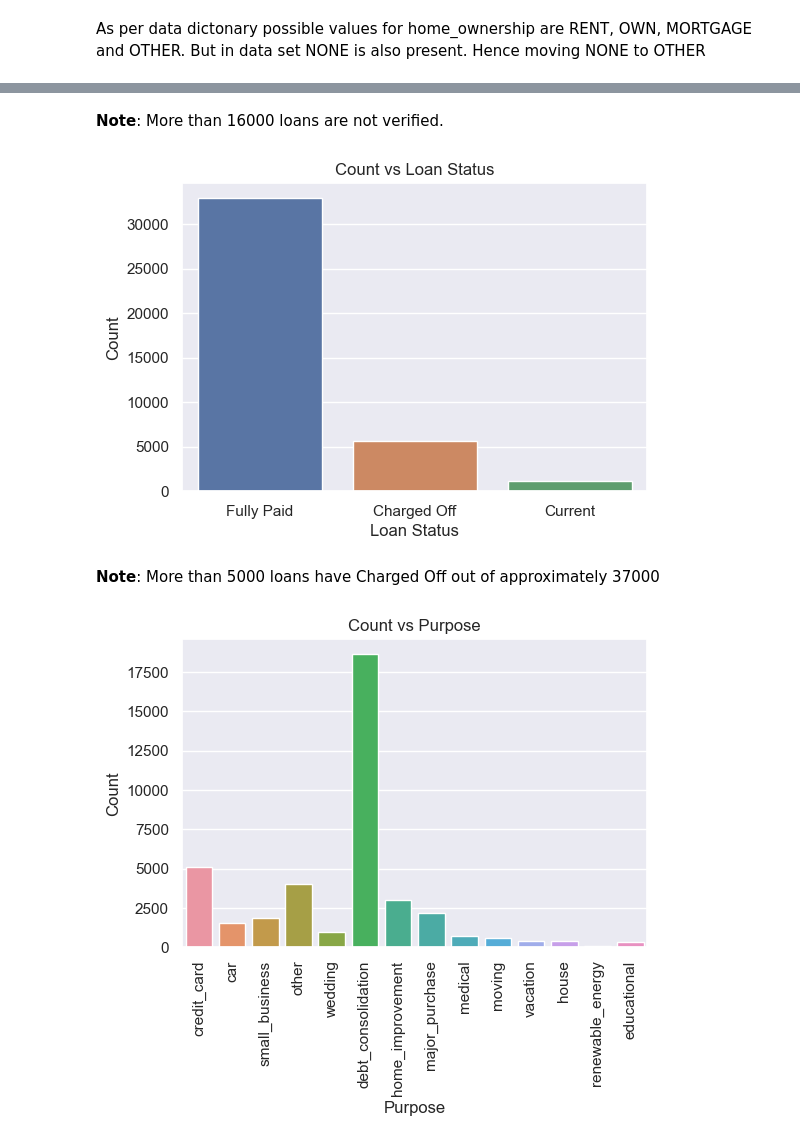
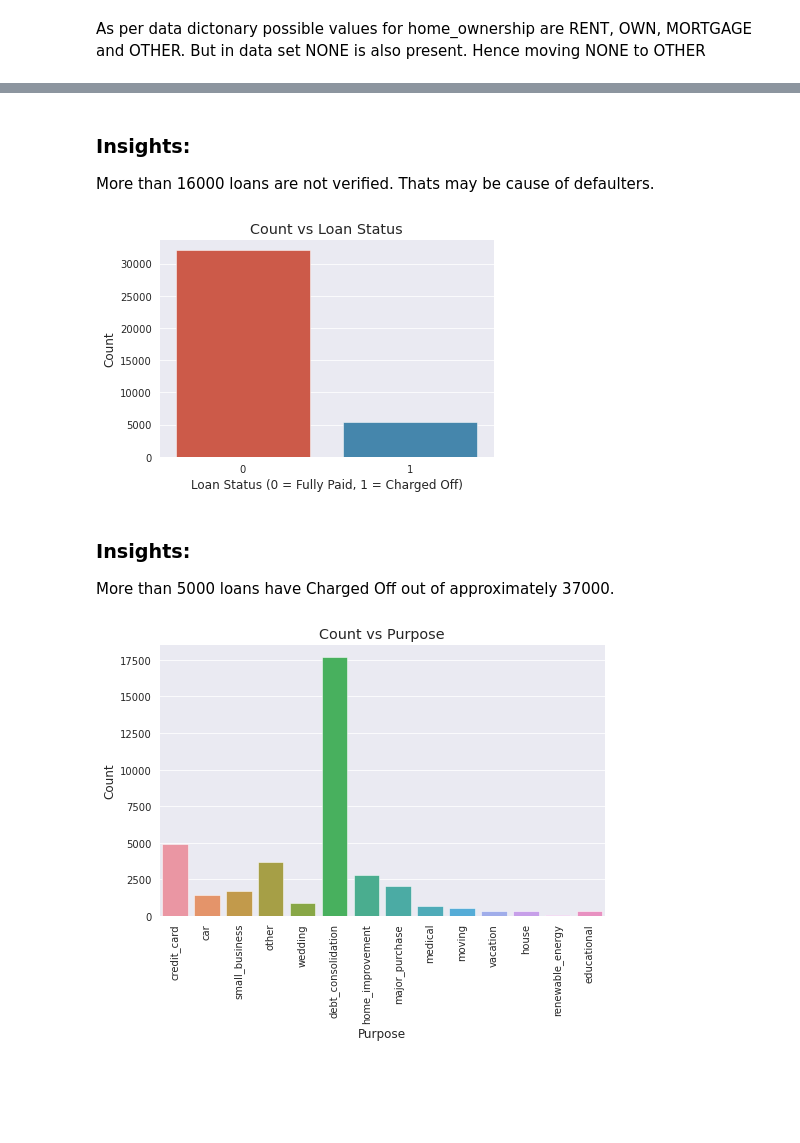
Before and after one commit to khatrisnk/LendingClubCaseStudy, a Jupyter notebook: Siddhartha_Khatri.ipynb, the cells around one changed output, grey strips where cells are left out. Saved outputs shown, nothing was run; the diff lists cells and outputs as text; code cells hidden in the pictures; blank space fills up the shorter version.

Commit message:
feat: added more univariate analysis and extra data cleaning

```diff
--- a/Siddhartha_Khatri.ipynb
+++ b/Siddhartha_Khatri.ipynb
@@ -137,7 +216,7 @@ Name: home_ownership, dtype: int64
 # %% [markdown]
 As per data dictonary possible values for home_ownership are RENT, OWN, MORTGAGE and OTHER. But in data set NONE is also present. Hence moving NONE to OTHER
 # %%
-loan_ds_2.home_ownership = loan_ds_2.home_ownership.apply(lambda x: 'OTHER' if x == 'NONE' else x)
+loan_ds_3.home_ownership = loan_ds_3.home_ownership.apply(lambda x: 'OTHER' if x == 'NONE' else x)
 # %% [output]
 A value is trying to be set on a copy of a slice from a DataFrame.
 Try using .loc[row_indexer,col_indexer] = value instead
@@ -156,0 +235,2 @@ See the caveats in the documentation: https://pandas.pydata.org/pandas-docs/stab
+# %%
+loan_ds_4 = loan_ds_3[-(loan_ds_3.loan_status == 'Current')]
@@ -156,0 +239,2 @@ See the caveats in the documentation: https://pandas.pydata.org/pandas-docs/stab
+# %%
+loan_ds_4.loan_status = loan_ds_4.loan_status.apply(lambda x: 1 if x == 'Charged Off' else 0)
@@ -156,0 +276,2 @@ See the caveats in the documentation: https://pandas.pydata.org/pandas-docs/stab
+# %%
+loan_ds_5 = loan_ds_4[-loan_ds_4.emp_length.isnull()]
@@ -190,26 +320,29 @@ plt.show()
 # %% [markdown]
-**Note**: More than 16000 loans are not verified.
+### Insights:
+
+More than 16000 loans are not verified. Thats may be cause of defaulters.
 # %%
 plt.figure(figsize=(6, 4))
 sns.set_style("darkgrid")
-sns.countplot(data=loan_ds_2, x='loan_status')
-plt.xlabel('Loan Status')
+sns.countplot(data=loan_ds_5, x='loan_status')
+plt.xlabel('Loan Status (0 = Fully Paid, 1 = Charged Off)')
 plt.ylabel('Count')
 plt.title('Count vs Loan Status')
 plt.show()
 # %% [output]
-[figure, old version]
+[figure, new version]
 # %% [markdown]
-**Note**: More than 5000 loans have Charged Off out of approximately 37000
+### Insights:
+More than 5000 loans have Charged Off out of approximately 37000.
 # %%
-plt.figure(figsize=(6, 4))
+plt.figure(figsize=(8, 5))
 sns.set_style("darkgrid")
-sns.countplot(data=loan_ds_2, x='purpose')
+sns.countplot(data=loan_ds_5, x='purpose')
 plt.xlabel('Purpose')
 plt.xticks(rotation=90)
 plt.ylabel('Count')
 plt.title('Count vs Purpose')
 plt.show()
 # %% [output]
-[figure, old version]
+[figure, new version]
 # %% [markdown]
```
Also changed, not shown: parts of 94 cells of this notebook.
